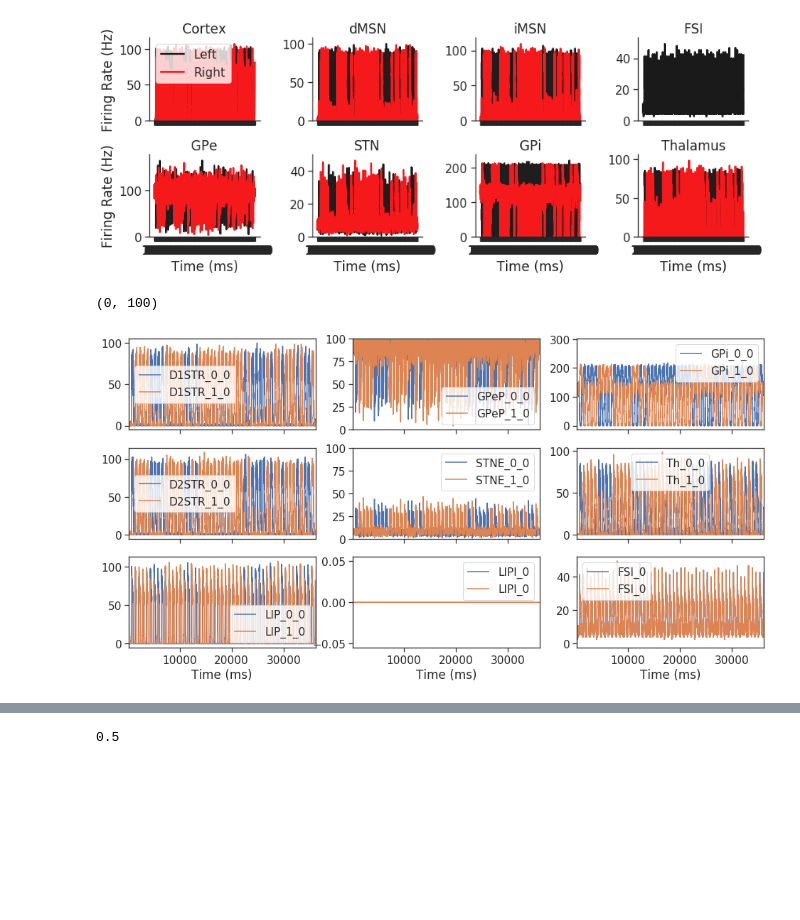
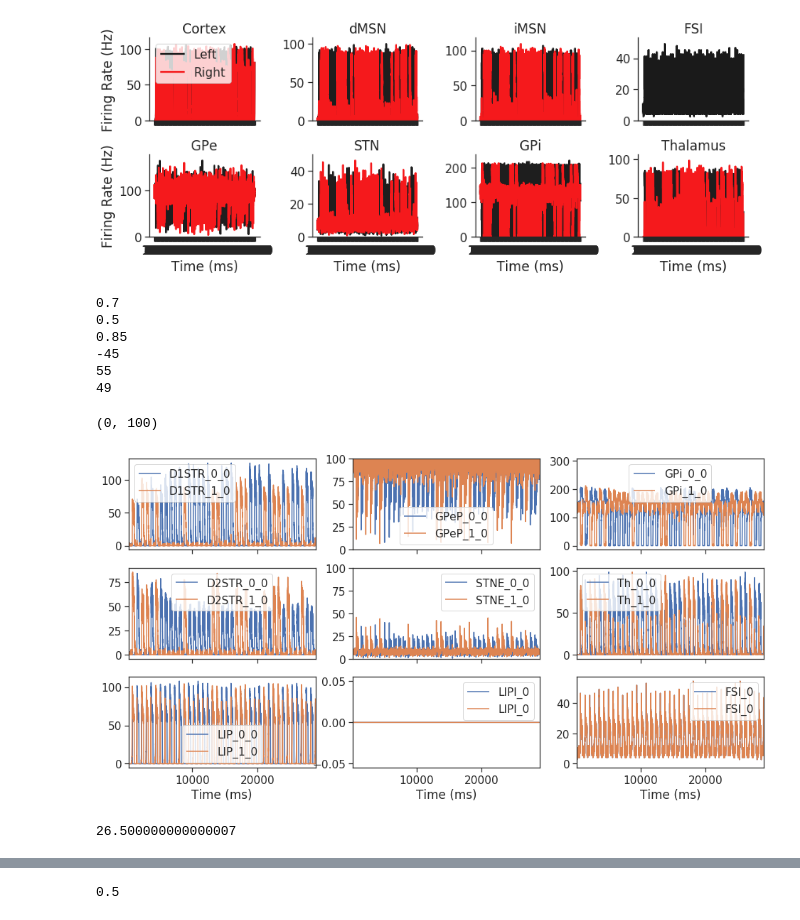
Before and after one commit to CoAxLab/CBGT, a Jupyter notebook: CBGT_PLOSCompBio2019_Demo - Continuous.ipynb, the cells around one changed output, grey strips where cells are left out. Saved outputs shown, nothing was run; the diff lists cells and outputs as text; code cells hidden in the pictures; blank space fills up the shorter version.

```diff
--- a/CBGT_PLOSCompBio2019_Demo - Continuous.ipynb
+++ b/CBGT_PLOSCompBio2019_Demo - Continuous.ipynb
@@ -167,11 +168,15 @@ sweepcount = ng.configureSweep(0, experiment='mc', preset=preset, Start=Start,
                                rampingCTX=True,
                                conProb=conProb,
                                conEff=conEff_i,
-                               dpmn_ratio=[0.0, 0.1, 0.2, 0.3, 0.4, 0.5, 0.6, 0.7, 0.8, 0.9, 1.0],
-                               dpmn_implied=[1.0, 0.95, 0.9, 0.85, 0.8, 0.75, 0.7, 0.65, 0.6, 0.55, 0.5, 0.45, 0.4, 0.35, 0.3, 0.25]
+                               #dpmn_ratio=[0.0, 0.1, 0.2, 0.3, 0.4, 0.5, 0.6, 0.7, 0.8, 0.9, 1.0],
+                               #dpmn_implied=[1.0, 0.95, 0.9, 0.85, 0.8, 0.75, 0.7, 0.65, 0.6, 0.55, 0.5, 0.45, 0.4, 0.35, 0.3, 0.25],
+                               seed=list(range(0,50)),
+                               d1aw=[55],
+                               d2aw=[-45],
+                               rewardprob=[0.65,0.75,0.85],
                                #dpmn_implied=[4.0, 2.0, 1.0, 0.5, 0.25, 0.125, 0.0625, 0.03125, 0.015625, 0.0078125, 0.00390625]
-                               #dpmn_ratio=0.5,
-                               #dpmn_implied=0.5
+                               dpmn_ratio=0.5,
+                               dpmn_implied=0.7
                               )
 sweepcount
 # %% [output]
@@ -179,3 +184,3 @@ sweepcount
 # %%
 # compile current configuration and simulate trial
-ng.compileAndRunSweepALL(3, 0, 176, 23)
+ng.compileAndRunSweepALL(1, 0, sweepcount, 23)
@@ -193,8 +204,8 @@ savedir = os.path.join(os.path.expanduser('~'), parentDir)
 saveTest=os.path.join(savedir, 'test')
 ng.setDirectory(saveTest)
 # %%
-#results = ng.readAllTrialResults(3,0,sweepcount,['popfreqs','popweights','popQ1s','popQ2s','dopamine', 'popEs'])
-results = ng.readAllTrialResults(3,0,176,['popfreqs'])
+results = ng.readAllTrialResults(1,0,sweepcount,['popfreqs']) # ,'popweights','popQ1s','popQ2s','dopamine', 'popEs'
+#results = ng.readAllTrialResults(3,0,176,['popfreqs'])
 decisions = []
 for sn in range(sweepcount):
     decisions.append([])
@@ -202,29 +213,41 @@ for sn in range(sweepcount):
         decisions[sn].append(ng.findOutputs2(result)['decision made'])
 #decisions
 # %%
-result = results[0][0]
+result = results[149][0]
+print(result['dpmn_implied'])
+print(result['dpmn_ratio'])
+print(result['rewardprob'])  # %3
+print(result['d2aw'])  # %18
+print(result['d1aw']) # %108
+print(result['seed'])
 
 f, (ax1, ax2, ax3) = plt.subplots(3, 3, figsize=(16,8), sharex=True)
 for i in range(0,result['dims']['choices']):
     result['popfreqs'].plot(x='Time (ms)', y='D1STR_'+str(i)+'_0', ax=ax1[0])
     result['popfreqs'].plot(x='Time (ms)', y='GPeP_'+str(i)+'_0', ax=ax1[1])
     result['popfreqs'].plot(x='Time (ms)', y='GPi_'+str(i)+'_0', ax=ax1[2])
     result['popfreqs'].plot(x='Time (ms)', y='D2STR_'+str(i)+'_0', ax=ax2[0])
     result['popfreqs'].plot(x='Time (ms)', y='STNE_'+str(i)+'_0', ax=ax2[1])
     result['popfreqs'].plot(x='Time (ms)', y='Th_'+str(i)+'_0', ax=ax2[2])
     result['popfreqs'].plot(x='Time (ms)', y='LIP_'+str(i)+'_0', ax=ax3[0])
     result['popfreqs'].plot(x='Time (ms)', y='LIPI_0', ax=ax3[1])
     result['popfreqs'].plot(x='Time (ms)', y='FSI'+'_0', ax=ax3[2])
 
 for ax, axx, axxx in zip(ax1, ax2, ax3):
     ax.set_xlim(200, ax.get_xlim()[-1])#(750,900)#
     axx.set_xlim(200, axx.get_xlim()[-1])#(750,900)#
     axxx.set_xlim(200, axxx.get_xlim()[-1])#(750,900)#
 
 ax2[1].set_ylim(0,100)
 ax1[1].set_ylim(0,100)
 
 #plt.savefig('FR_ramping.png', dpi=400)
 # %% [output]
-(0, 100)
+0.7
+0.5
+0.85
+-45
+55
+49
+(0, 100)
-[figure, old version]
+[figure, new version]
@@ -230,0 +306,4 @@ ax1[1].set_ylim(0,100)
+# %%
+sum(trialgrid4d[2][5][5])
+# %% [output]
+26.500000000000007
```
Also changed, not shown: parts of 19 cells of this notebook.
